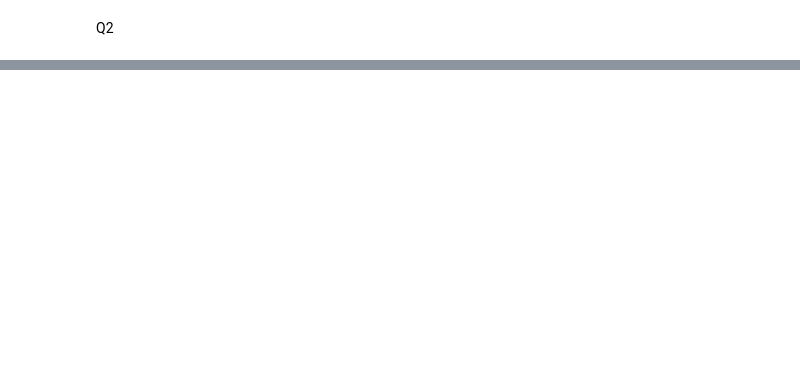
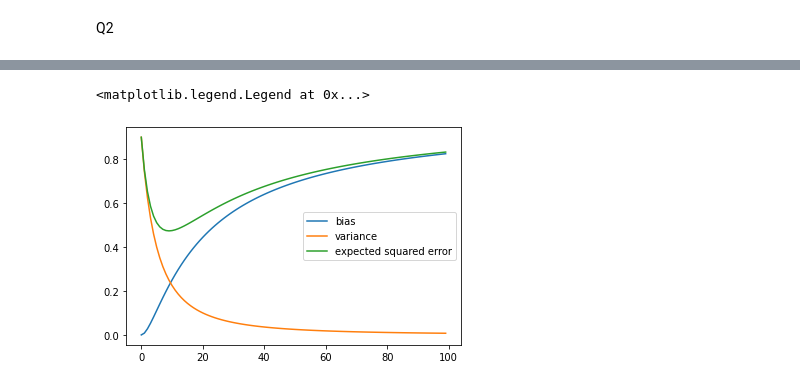
Before and after one commit to kopalgarg/CSC2515, a Jupyter notebook: HW2/HW2.ipynb, the cells around one changed output, grey strips where cells are left out. Saved outputs shown, nothing was run; the diff lists cells and outputs as text; code cells hidden in the pictures; blank space fills up the shorter version.

```diff
--- a/HW2/HW2.ipynb
+++ b/HW2/HW2.ipynb
@@ -131,0 +164,29 @@ Q3
+# %%
+#lambda
+l = np.arange(0,10,.1)
+error,bias,variance = [],[],[]
+min_error = 1e6
+
+for i in l:
+  # given conditions
+  mu = 1
+  SqSigma = 9
+  n = 10
+
+  # Q1.d
+  bias_term = np.power( ((mu*i)/(1+i) ) ,2)
+  variance_term = SqSigma / (n*(np.power(1+i,2)))
+  error.append(bias_term + variance_term)
+  variance.append(variance_term)
+  bias.append(bias_term)
+  if bias_term + variance_term < min_error:
+    min_error = bias_term + variance_term
+    id = i
+# %%
+plt.plot(bias, label = 'bias')
+plt.plot(variance, label='variance')
+plt.plot(error, label = 'expected squared error')
+plt.legend()
+# %% [output]
+<matplotlib.legend.Legend at 0x...>
+[figure, added]
```
Also changed, not shown: parts of 9 cells of this notebook.
